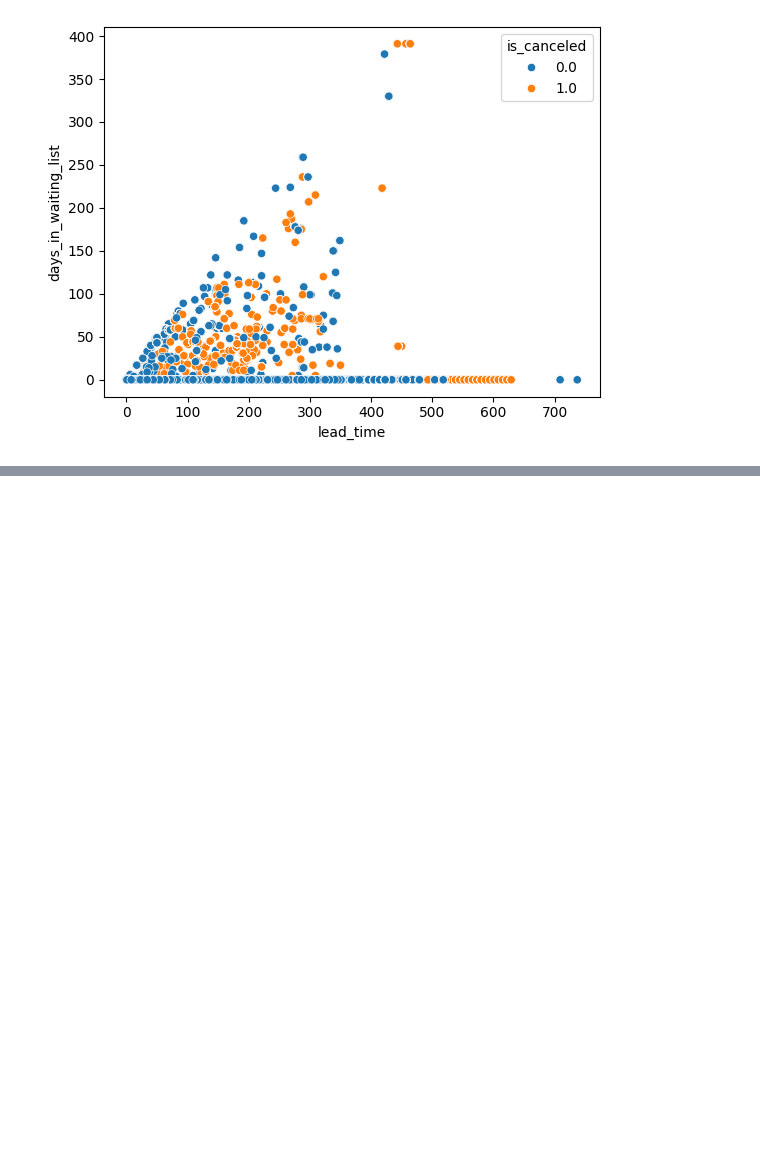
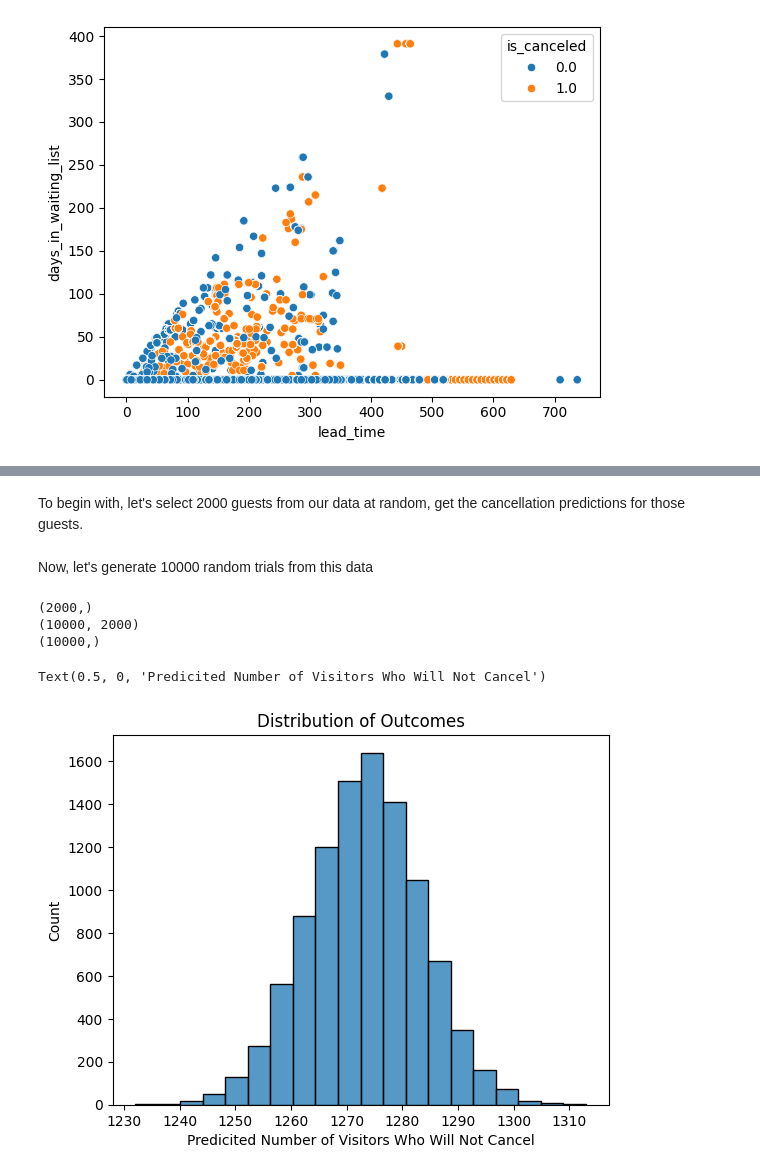
Before and after one commit to NIGHTF1RE/NaturalLanguageProcessing, a Jupyter notebook: One-Shot Notebooks/Hotel Cancellations/hotel_cancellations.ipynb, the cells around one changed output, grey strips where cells are left out. Drawn from its saved outputs; the diff is of its cells as text; code cells hidden in the pictures; blank space fills up the shorter version.

```diff
--- a/One-Shot Notebooks/Hotel Cancellations/hotel_cancellations.ipynb
+++ b/One-Shot Notebooks/Hotel Cancellations/hotel_cancellations.ipynb
@@ -508,0 +597,39 @@ def objtective(trial):
+# %% [markdown]
+To begin with, let's select 2000 guests from our data at random, get the cancellation predictions for those guests.
+# %%
+data = pd.read_csv('./hotel_booking.csv')
+data['equal_room'] = (data['reserved_room_type'] == data['assigned_room_type']).astype(int)
+data['on_waiting_list'] = (data['days_in_waiting_list'] > 0).astype(int)
+data['from_company'] = (data['company'] != '0').astype(int)
+
+
+data = data.drop(columns=['email', 'phone-number', 'credit_card', 'name', 'reservation_status', 'days_in_waiting_list',
+                    'reservation_status_date', 'deposit_type'], axis=1)
+
+data_dum = pd.get_dummies(data, drop_first=True)
+
+indexes = np.random.choice(X_test.index, 2000, replace=False)
+
+X_samp = X_test.loc[indexes]
+y_samp = y_test.loc[indexes]
+
+y_probability = clf.predict_proba(X_samp)[:,1]
+# %% [markdown]
+Now, let's generate 10000 random trials from this data
+# %%
+print(y_probability.shape)
+y_array = np.random.binomial(1, 1-y_probability, size=(10000, 2000))
+print(y_array.shape)
+outcomes = y_array.sum(axis=1)
+print(y_array.sum(axis=1).shape)
+# %% [output]
+(2000,)
+(10000, 2000)
+(10000,)
+# %%
+sns.histplot(outcomes, bins=20)
+plt.title('Distribution of Outcomes')
+plt.xlabel('Predicited Number of Visitors Who Will Not Cancel')
+# %% [output]
+Text(0.5, 0, 'Predicited Number of Visitors Who Will Not Cancel')
+[figure, added]
```
Also changed, not shown: parts of 19 cells of this notebook.
